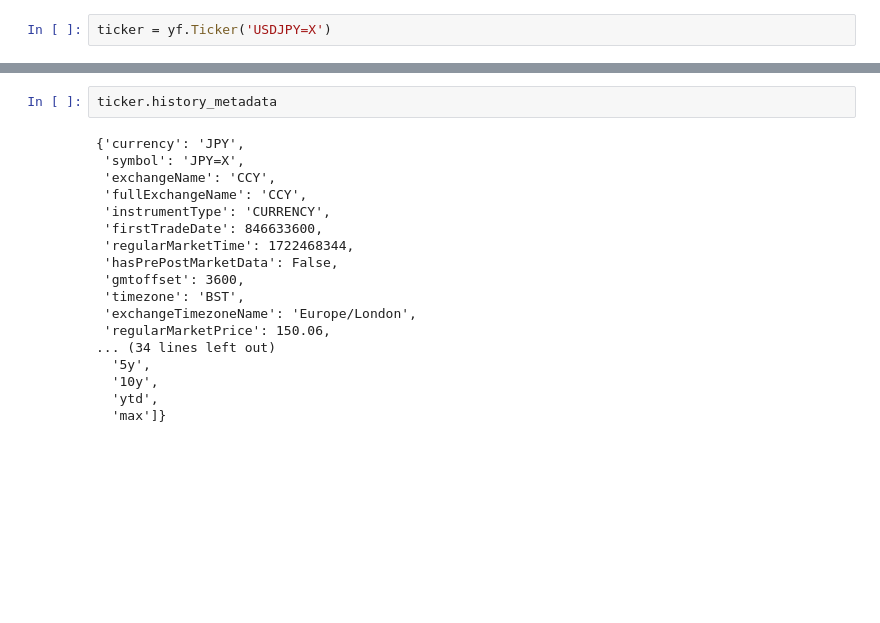
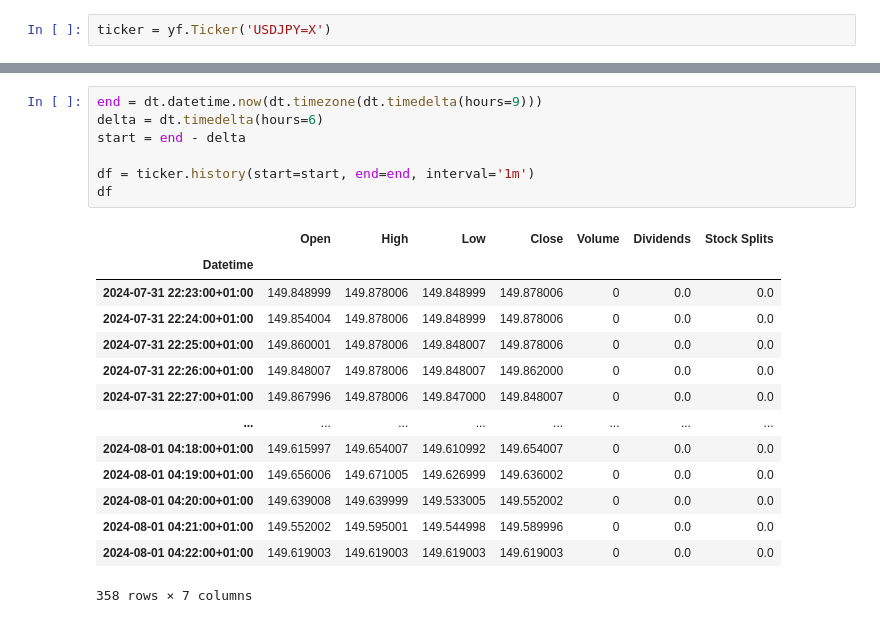
Before and after one commit to bitwalk123/stock-explorer, a Jupyter notebook: jupyter/yfinance_test_004.ipynb, the cells around one changed output, grey strips where cells are left out. Drawn from its saved outputs; the diff is of its cells as text; blank space fills up the shorter version.

```diff
--- a/jupyter/yfinance_test_004.ipynb
+++ b/jupyter/yfinance_test_004.ipynb
@@ -28,20 +7,22 @@ ticker.history(start=start, end=end, interval='1m')
-# %%
-ticker.history_metadata
-# %% [output]
-{'currency': 'JPY',
- 'symbol': 'JPY=X',
- 'exchangeName': 'CCY',
- 'fullExchangeName': 'CCY',
- 'instrumentType': 'CURRENCY',
- 'firstTradeDate': 846633600,
- 'regularMarketTime': 1722468344,
- 'hasPrePostMarketData': False,
- 'gmtoffset': 3600,
- 'timezone': 'BST',
- 'exchangeTimezoneName': 'Europe/London',
- 'regularMarketPrice': 150.06,
-... (34 lines left out)
-  '5y',
-  '10y',
-  'ytd',
-  'max']}
+# %%
+end = dt.datetime.now(dt.timezone(dt.timedelta(hours=9)))
+delta = dt.timedelta(hours=6)
+start = end - delta
+
+df = ticker.history(start=start, end=end, interval='1m')
+df
+# %% [output]
+|  | Open | High | Low | Close | Volume | Dividends | Stock Splits |
+| Datetime |  |  |  |  |  |  |  |
+| 2024-07-31 22:23:00+01:00 | 149.848999 | 149.878006 | 149.848999 | 149.878006 | 0 | 0.0 | 0.0 |
+| 2024-07-31 22:24:00+01:00 | 149.854004 | 149.878006 | 149.848999 | 149.878006 | 0 | 0.0 | 0.0 |
+| 2024-07-31 22:25:00+01:00 | 149.860001 | 149.878006 | 149.848007 | 149.878006 | 0 | 0.0 | 0.0 |
+| 2024-07-31 22:26:00+01:00 | 149.848007 | 149.878006 | 149.848007 | 149.862000 | 0 | 0.0 | 0.0 |
+| 2024-07-31 22:27:00+01:00 | 149.867996 | 149.878006 | 149.847000 | 149.848007 | 0 | 0.0 | 0.0 |
+| ... | ... | ... | ... | ... | ... | ... | ... |
+| 2024-08-01 04:18:00+01:00 | 149.615997 | 149.654007 | 149.610992 | 149.654007 | 0 | 0.0 | 0.0 |
+| 2024-08-01 04:19:00+01:00 | 149.656006 | 149.671005 | 149.626999 | 149.636002 | 0 | 0.0 | 0.0 |
+| 2024-08-01 04:20:00+01:00 | 149.639008 | 149.639999 | 149.533005 | 149.552002 | 0 | 0.0 | 0.0 |
+| 2024-08-01 04:21:00+01:00 | 149.552002 | 149.595001 | 149.544998 | 149.589996 | 0 | 0.0 | 0.0 |
+| 2024-08-01 04:22:00+01:00 | 149.619003 | 149.619003 | 149.619003 | 149.619003 | 0 | 0.0 | 0.0 |
+358 rows × 7 columns
```
Also changed, not shown: parts of 4 cells of this notebook, 1 other file.
